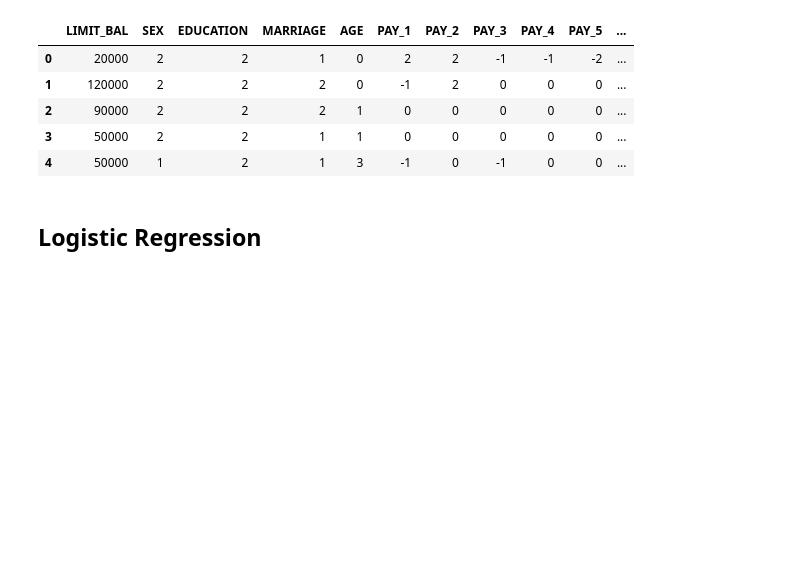
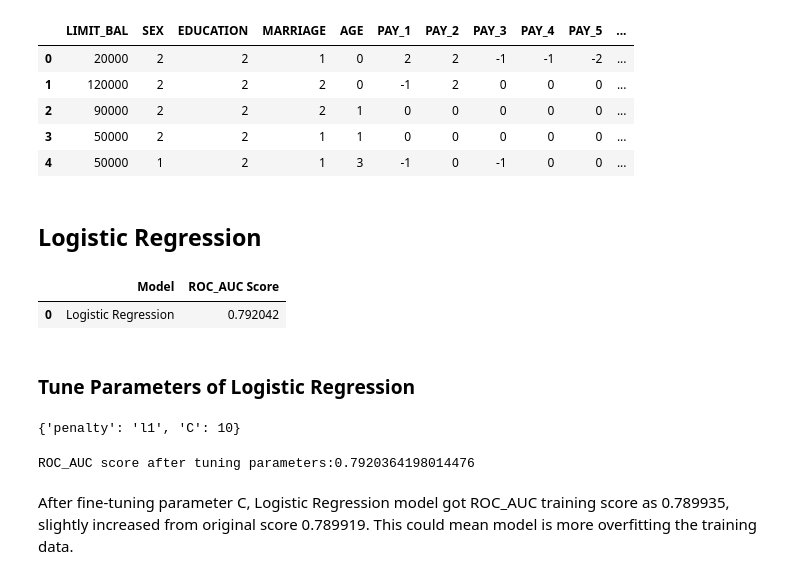
Before and after one commit to Anupam8858/Credit-Card-Default-Prediction, a Jupyter notebook: Credit_Card_Default_Prediction_Capstone_Project.ipynb, the cells around one changed output. Saved outputs shown, nothing was run; the diff lists cells and outputs as text; code cells hidden in the pictures; blank space fills up the shorter version.

```diff
--- a/Credit_Card_Default_Prediction_Capstone_Project.ipynb
+++ b/Credit_Card_Default_Prediction_Capstone_Project.ipynb
@@ -418,7 +423,7 @@ def final_eval(test_class_preds,y_test):
 ## Feature Engineering
 # %%
 # Creating a dummy copy of our dataset
-df = dataset.copy()
+df = balance_df.copy()
 # %%
 # Bin ‘AGE’ data to 6 groups
 bins= [21,30,40,50,60,70,80]
@@ -451,7 +456,7 @@ def data_split(X, y):
   '''
   This function is used for splitting data into train and test.
   '''
-  X_train, X_test, y_train, y_test = train_test_split(X, y, test_size=0.3,shuffle=True, stratify=y, random_state=42)
+  X_train, X_test, y_train, y_test = train_test_split(X, y, test_size=0.3, stratify=y, random_state=42)
   return X_train, X_test, y_train, y_test
 # %%
 # Define function to rescale training data using StandardScaler
@@ -497,15 +485,45 @@ def run_logistic_regression():
   X_train_std, X_test_std = standard_scaler(X_train, X_test, numerical_cols = num_cols)
 
   # Instantiate model
-  clf_lr = LogisticRegression()
+  clf_lr = LogisticRegression(random_state=42)
 
   # Fit the model
   clf_lr.fit(X_train_std, y_train)
 
-  # Get the predicted classes
-  train_class_preds = clf_lr.predict(X_train)
-  test_class_preds = clf_lr.predict(X_test)
+  # Use model's default parameters to get cross validation score
+  scores = cross_val_score(clf_lr, X_train_std, y_train, scoring ="roc_auc", cv = 5)
+  roc_auc_lr = np.mean(scores)
 
-  # Use model's default parameters to get cross validation score
-  scores = final_eval(test_class_preds,y_test)
-  return scores
+  return "Logistic Regression", roc_auc_lr
+# %%
+# Creating a dataframe to store "ROC_AUC Score" of different "Model"
+model_result = []
+model_result.append(run_logistic_regression())
+
+pd.DataFrame(model_result, columns = ["Model", "ROC_AUC Score"])
+# %% [output]
+|  | Model | ROC_AUC Score |
+| 0 | Logistic Regression | 0.792042 |
+# %% [markdown]
+### Tune Parameters of Logistic Regression
+# %%
+# Randomized search for the best C parameter
+
+from sklearn.model_selection import RandomizedSearchCV
+from scipy.stats import uniform
+
+# Split data with SMOTE
+X_train, X_test, y_train, y_test = data_split(X, y)
+
+# Rescale data
+X_train_std, X_test_std = standard_scaler(X_train, X_test, numerical_cols = num_cols)
+
+logistic = LogisticRegression(solver='saga', tol=1e-2, max_iter=200,random_state=42)
+distributions = dict(C = [0.001, 0.01, 0.1, 1, 10, 100, 1000], penalty=['l2', 'l1'])
+clf = RandomizedSearchCV(logistic, distributions, random_state=42)
+
+lr_best = clf.fit(X_train_std, y_train)
+
+print(lr_best.best_params_)
+# %% [output]
+{'penalty': 'l1', 'C': 10}
@@ -511,0 +534,10 @@ def run_logistic_regression():
+# %%
+# Get ROC_AUC score of tuned model on training data
+scores_tuned = cross_val_score(lr_optimal, X_train_std, y_train, scoring = "roc_auc", cv = 5)
+roc_auc_lr_best = np.mean(scores_tuned)
+
+print(f'ROC_AUC score after tuning parameters:{roc_auc_lr_best}')
+# %% [output]
+ROC_AUC score after tuning parameters:0.7920364198014476
+# %% [markdown]
+After fine-tuning parameter C, Logistic Regression model got ROC_AUC training score as 0.789935, slightly increased from original score 0.789919. This could mean model is more overfitting the training data.
```
Also changed, not shown: parts of 15 cells of this notebook.
